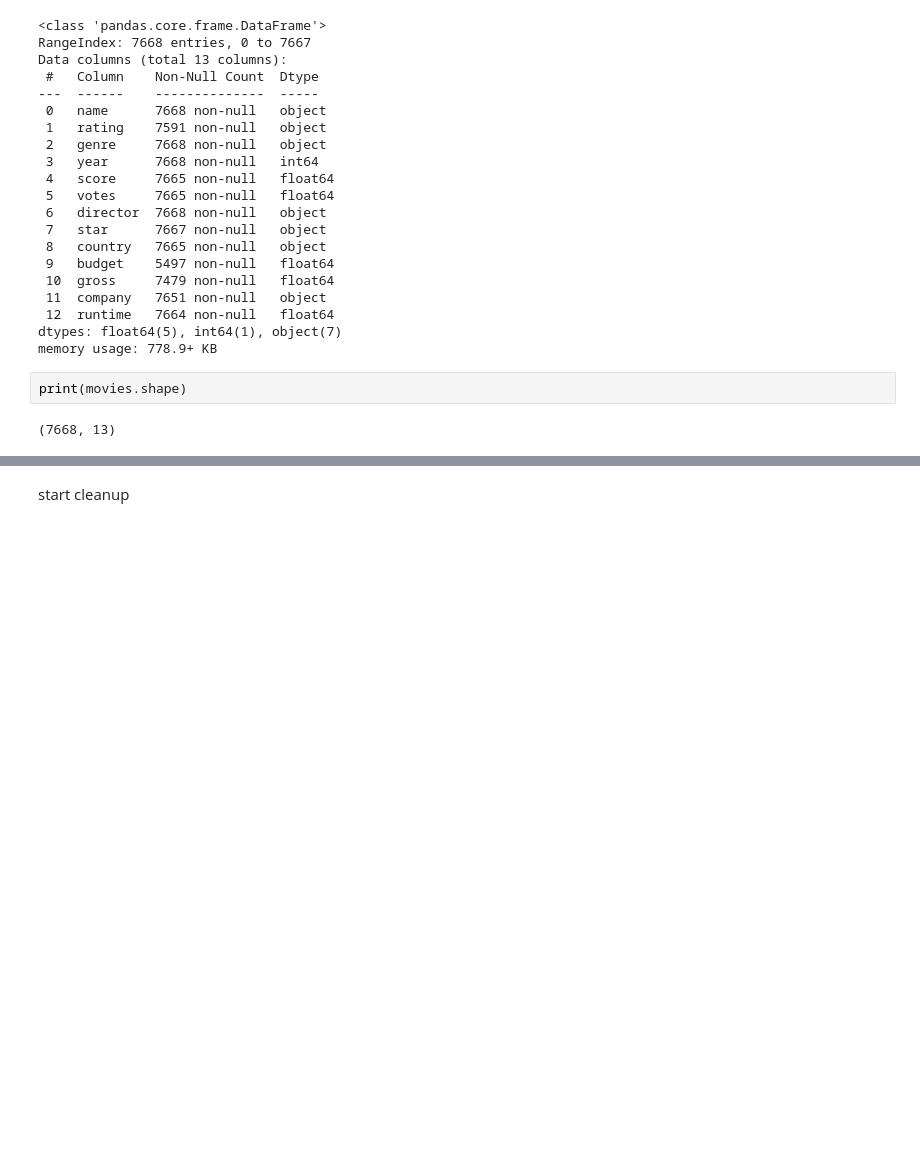
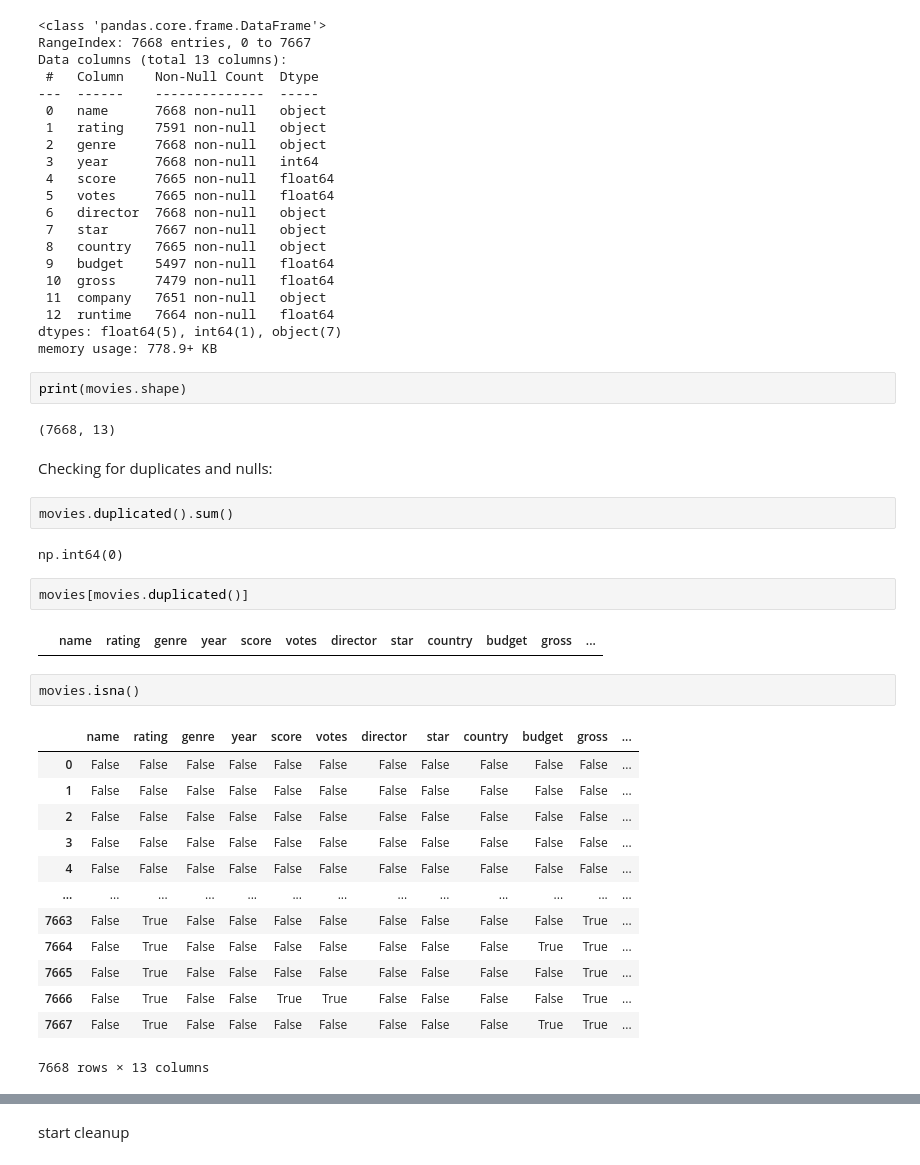
Before and after one commit to Kaidense2026/Pop_culture-, a Jupyter notebook: Pop_Culture_research_project.ipynb, the cells around one changed output, grey strips where cells are left out. Cells and saved outputs as stored; diff of their text form; blank space fills up the shorter version.

```diff
--- a/Pop_Culture_research_project.ipynb
+++ b/Pop_Culture_research_project.ipynb
@@ -57,3 +57,29 @@ memory usage: 778.9+ KB
 print(movies.shape)
 # %% [output]
 (7668, 13)
+# %% [markdown]
+Checking for duplicates and nulls:
+# %%
+movies.duplicated().sum()
+# %% [output]
+np.int64(0)
+# %%
+movies[movies.duplicated()]
+# %% [output]
+|  | name | rating | genre | year | score | votes | director | star | country | budget | gross | ... |
+# %%
+movies.isna()
+# %% [output]
+|  | name | rating | genre | year | score | votes | director | star | country | budget | gross | ... |
+| 0 | False | False | False | False | False | False | False | False | False | False | False | ... |
+| 1 | False | False | False | False | False | False | False | False | False | False | False | ... |
+| 2 | False | False | False | False | False | False | False | False | False | False | False | ... |
+| 3 | False | False | False | False | False | False | False | False | False | False | False | ... |
+| 4 | False | False | False | False | False | False | False | False | False | False | False | ... |
+| ... | ... | ... | ... | ... | ... | ... | ... | ... | ... | ... | ... | ... |
+| 7663 | False | True | False | False | False | False | False | False | False | False | True | ... |
+| 7664 | False | True | False | False | False | False | False | False | False | True | True | ... |
+| 7665 | False | True | False | False | False | False | False | False | False | False | True | ... |
+| 7666 | False | True | False | False | True | True | False | False | False | False | True | ... |
+| 7667 | False | True | False | False | False | False | False | False | False | True | True | ... |
+7668 rows × 13 columns
```
Also changed, not shown: parts of 6 cells of this notebook.
